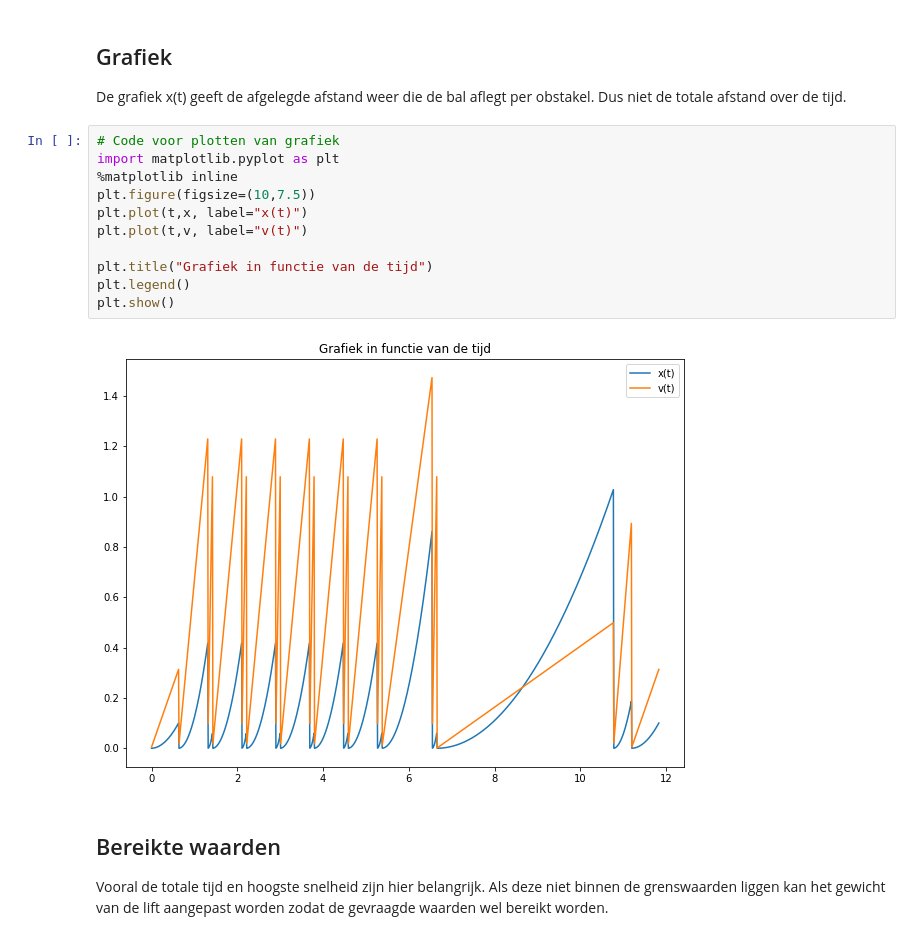
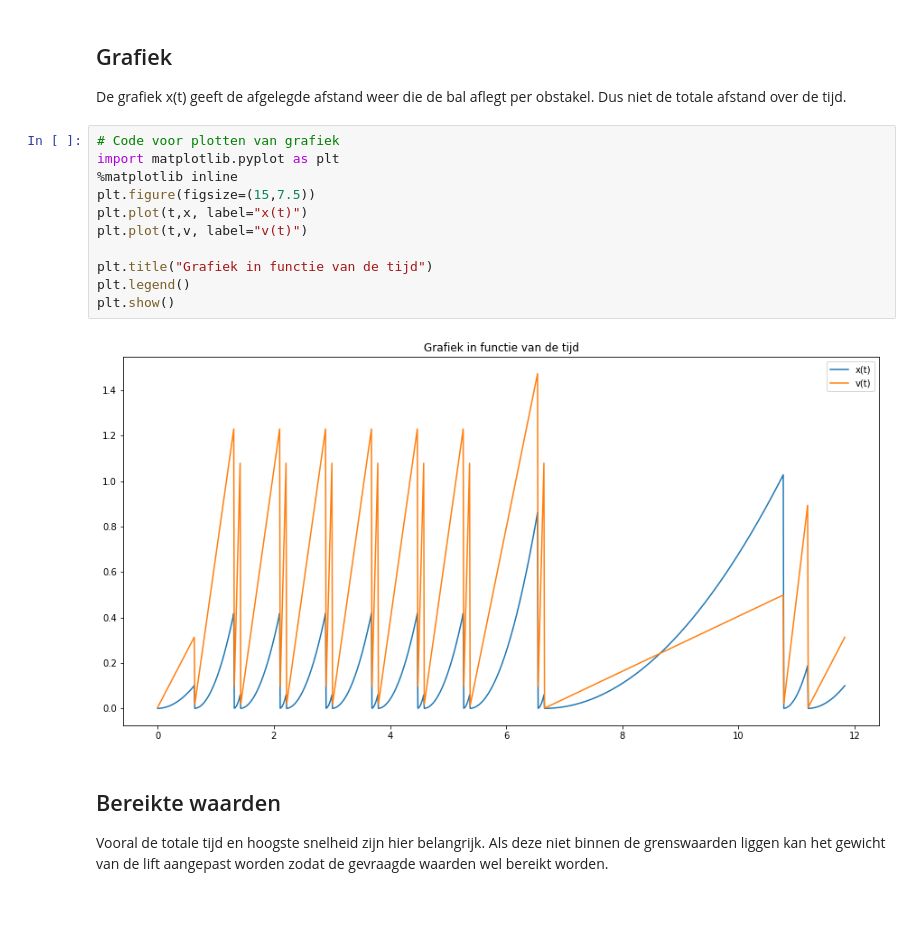
Before and after one commit to wannes171/EE2-github, a Jupyter notebook: EE2 model.ipynb, the cells around one changed output. Cells and saved outputs as stored; diff of their text form; blank space fills up the shorter version.

```diff
--- a/EE2 model.ipynb
+++ b/EE2 model.ipynb
@@ -92,16 +92,16 @@ De grafiek x(t) geeft de afgelegde afstand weer die de bal aflegt per obstakel.
 # %%
 # Code voor plotten van grafiek
 import matplotlib.pyplot as plt
 %matplotlib inline
-plt.figure(figsize=(10,7.5))
+plt.figure(figsize=(15,7.5))
 plt.plot(t,x, label="x(t)")
 plt.plot(t,v, label="v(t)")
 
 plt.title("Grafiek in functie van de tijd")
 plt.legend()
 plt.show()
 # %% [output]
-[figure, old version]
+[figure, new version]
 # %% [markdown]
 ## Bereikte waarden
 Vooral de totale tijd en hoogste snelheid zijn hier belangrijk. Als deze niet binnen de grenswaarden liggen kan het gewicht van de lift aangepast worden zodat de gevraagde waarden wel bereikt worden.
```
Also changed, not shown: 1 other file.
